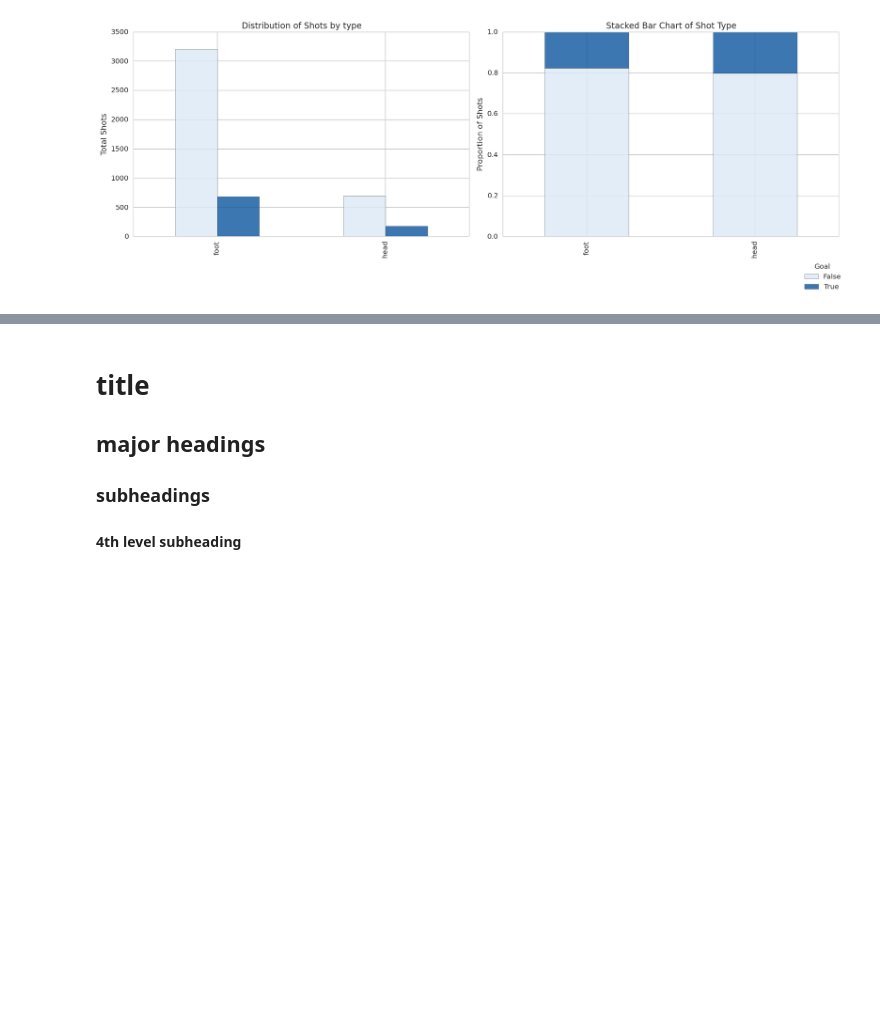
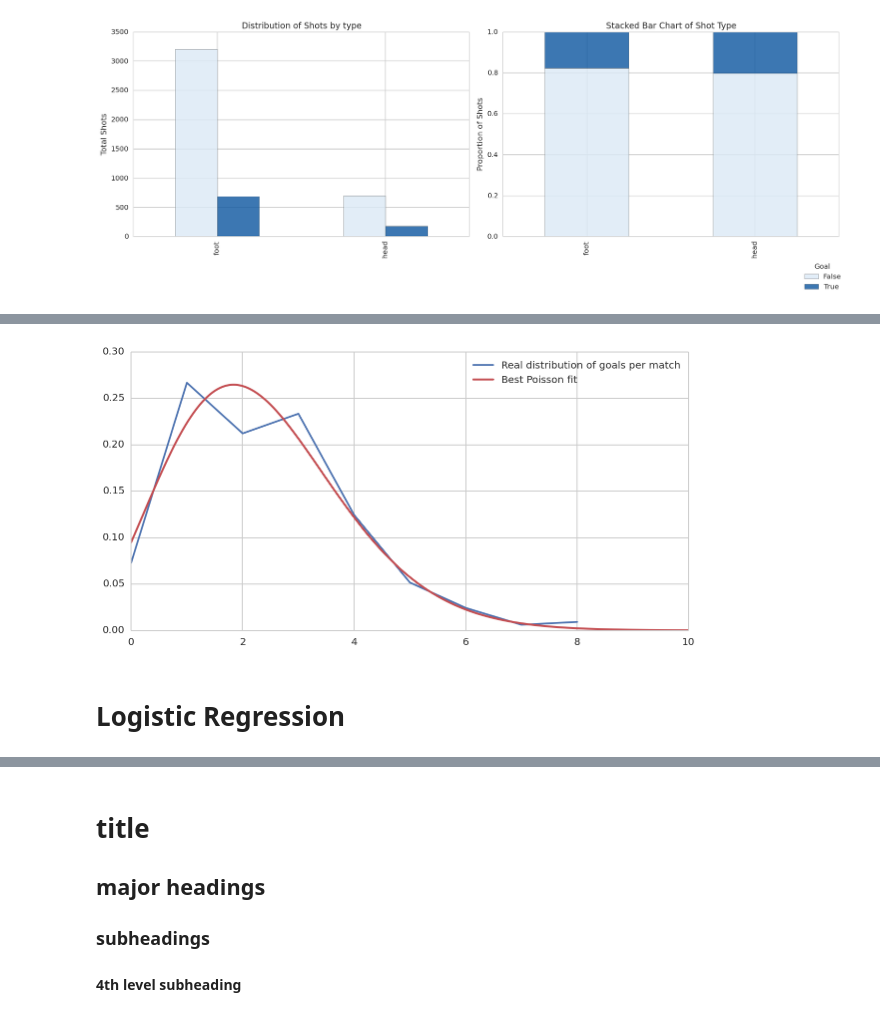
Before and after one commit to goulartgabriel/football_analytics, a Jupyter notebook: xG_model.ipynb, the cells around one changed output, grey strips where cells are left out. Cells and saved outputs as stored; diff of their text form; code cells hidden in the pictures; blank space fills up the shorter version.

Commit message:
started logistic regression analysis

```diff
--- a/xG_model.ipynb
+++ b/xG_model.ipynb
@@ -38,7 +40,7 @@ shots_df.head()
 | 4 | 5 | 1 | 0 | NaN | Rodinei | - | Flamengo | Sport | ... |
 5 rows × 21 columns
 # %%
-match_df = pd.read_csv("match_data_2016.csv", sep=";")
+match_df = pd.read_csv("data/match_data_2016.csv", sep=";")
 match_df.head()
 # %% [output]
 |  | week | home_team | away_team | home_goals | away_goals | week_day | time | home_passes | ... |
@@ -243,0 +291,22 @@ plt.xticks(ha='right')
+# %%
+goals_per_match = []
+for k in range(len(match_df["home_goals"])):
+    goals_per_match.append(match_df["home_goals"][k]+match_df["away_goals"][k])
+
+goals, percentage_of_goals = zip(*[[goals,goals_per_match.count(goals)/float(len(match_df["home_goals"]))] for goals in set(goals_per_match)])
+
+def poisson(k, lamb):
+    return (lamb**k/factorial(k)) * np.exp(-lamb)
+
+parameters, cov_matrix = curve_fit(poisson, goals, percentage_of_goals)
+
+mpl.rcParams['figure.figsize'] = (10,5)
+plt.plot(goals,percentage_of_goals,label="Real distribution of goals per match")
+x_plot = np.linspace(0, 10, 1000)
+plt.plot(x_plot, poisson(x_plot, *parameters), 'r-', lw=2, label="Best Poisson fit")
+plt.legend()
+plt.show()
+# %% [output]
+[figure, added]
+# %% [markdown]
+# Logistic Regression
```
Also changed, not shown: parts of 11 cells of this notebook.
